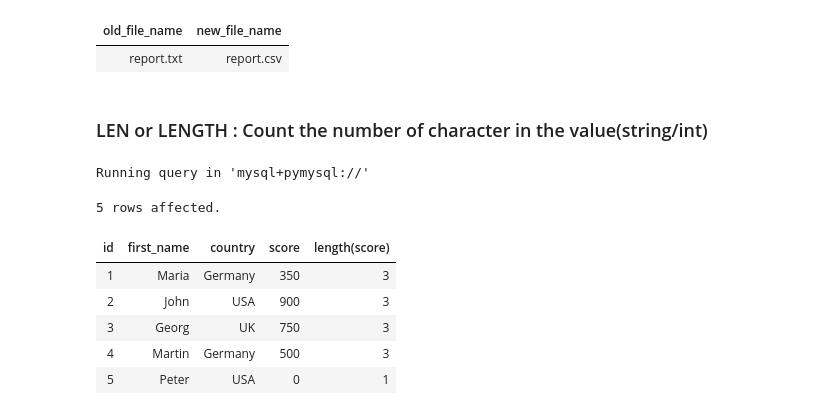
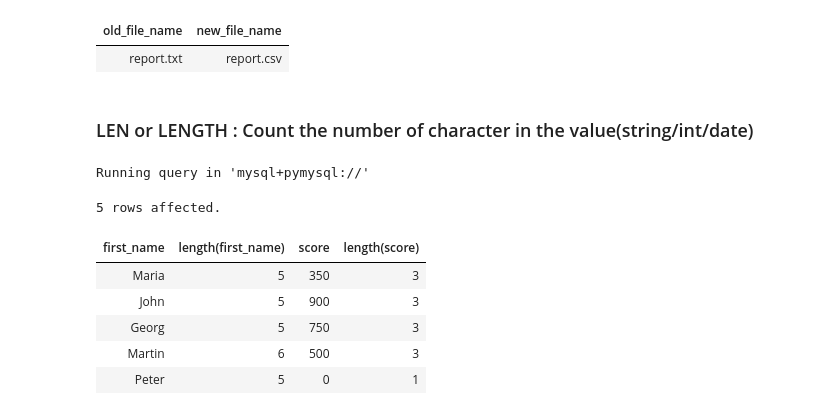
Before and after one commit to the-naman/Learn, a Jupyter notebook: SQL/SQL by Barra/My Notes/06. I - Row-Level Functions.ipynb, the cells around one changed output. Drawn from its saved outputs; the diff is of its cells as text; code cells hidden in the pictures.

```diff
--- a/SQL/SQL by Barra/My Notes/06. I - Row-Level Functions.ipynb
+++ b/SQL/SQL by Barra/My Notes/06. I - Row-Level Functions.ipynb
@@ -180,16 +180,16 @@ Running query in 'mysql+pymysql://'
 | old_file_name | new_file_name |
 | report.txt | report.csv |
 # %% [markdown]
-### LEN or LENGTH : Count the number of character in the value(string/int)
+### LEN or LENGTH : Count the number of character in the value(string/int/date)
 # %%
 %%sql
-select *, length(score) from customers;
+select first_name, length(first_name), score, length(score) from customers;
 # %% [output]
 Running query in 'mysql+pymysql://'
 5 rows affected.
-| id | first_name | country | score | length(score) |
-| 1 | Maria | Germany | 350 | 3 |
-| 2 | John | USA | 900 | 3 |
-| 3 | Georg | UK | 750 | 3 |
-| 4 | Martin | Germany | 500 | 3 |
-| 5 | Peter | USA | 0 | 1 |
+| first_name | length(first_name) | score | length(score) |
+| Maria | 5 | 350 | 3 |
+| John | 5 | 900 | 3 |
+| Georg | 5 | 750 | 3 |
+| Martin | 6 | 500 | 3 |
+| Peter | 5 | 0 | 1 |
```
Also changed, not shown: parts of 1 cell of this notebook.
